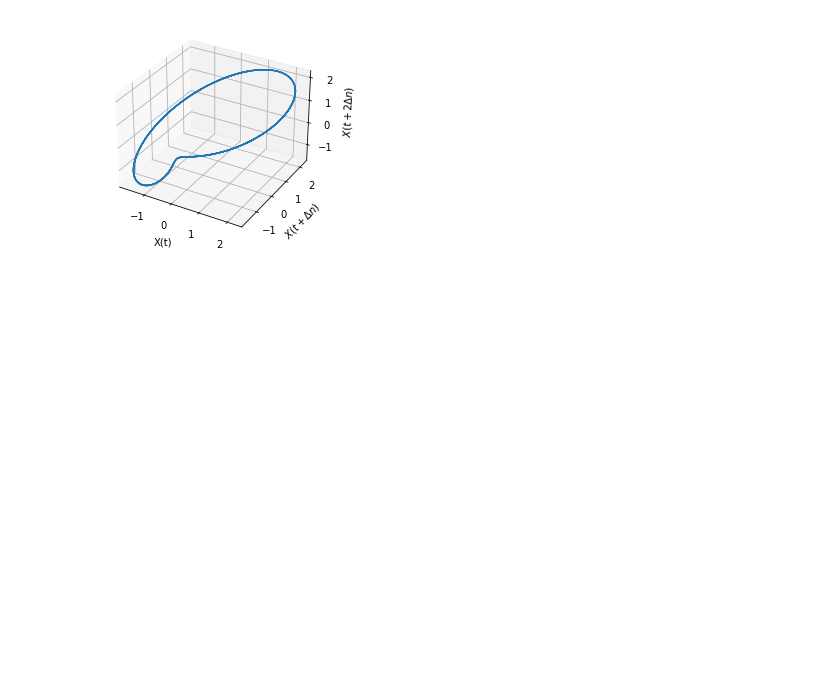
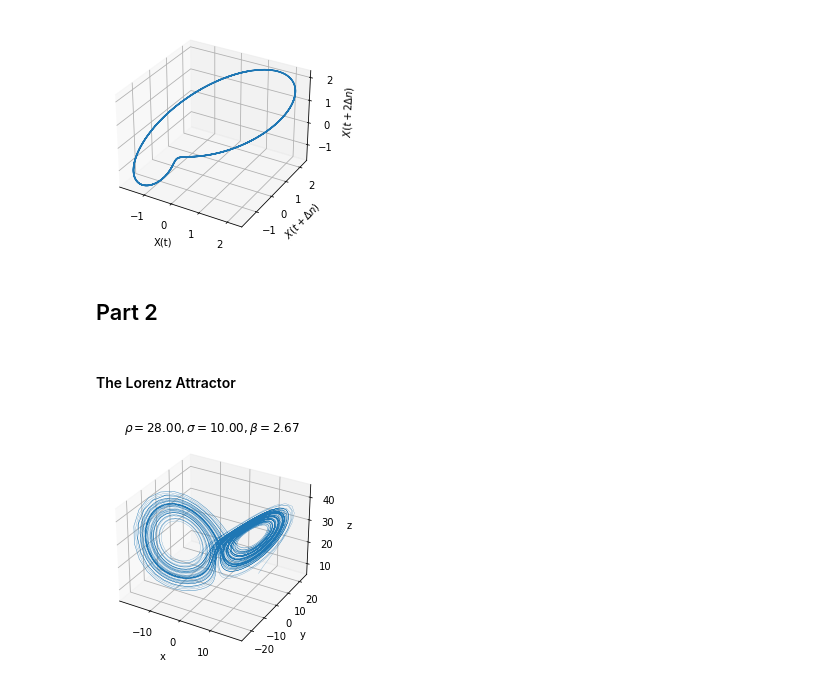
Before and after one commit to Linnore/MLCMS-Ex5-GroupK, a Jupyter notebook: task4.ipynb, the cells around one changed output. Drawn from its saved outputs; the diff is of its cells as text; code cells hidden in the pictures; blank space fills up the shorter version.

```diff
--- a/task4.ipynb
+++ b/task4.ipynb
@@ -51,3 +52,35 @@ ax.set_zlabel(r"$X(t+2\Delta n)$")
 plt.show()
 # %% [output]
 [figure]
+# %% [markdown]
+## Part 2
+# %%
+def lorenz(t, state):
+    x, y, z = state  # Unpack the state vector
+    return sigma * (y - x), x * (rho - z) - y, x * y - beta * z  # Derivatives
+# %% [markdown]
+#### The Lorenz Attractor
+# %%
+rho = 28.0
+sigma = 10.0
+beta = 8.0 / 3.0
+
+t_start, t_end = 0, 100
+Num = 5000
+t = np.linspace(t_start, t_end, Num)
+
+x0 = (10,10,10)
+
+sol = solve_ivp(lorenz, [t_start, t_end], x0, t_eval=t)
+states = sol.y.T
+
+fig = plt.figure()
+ax = fig.add_subplot(111, projection='3d')
+ax.plot(states[:, 0], states[:, 1], states[:, 2], linewidth=0.2)
+ax.title.set_text(r"$\rho=%.2f, \sigma=%.2f, \beta=%.2f$"%(rho, sigma, beta))
+ax.set_xlabel("x")
+ax.set_ylabel("y")
+ax.set_zlabel("z")
+plt.show()
+# %% [output]
+[figure, added]
```
Also changed, not shown: parts of 8 cells of this notebook.
